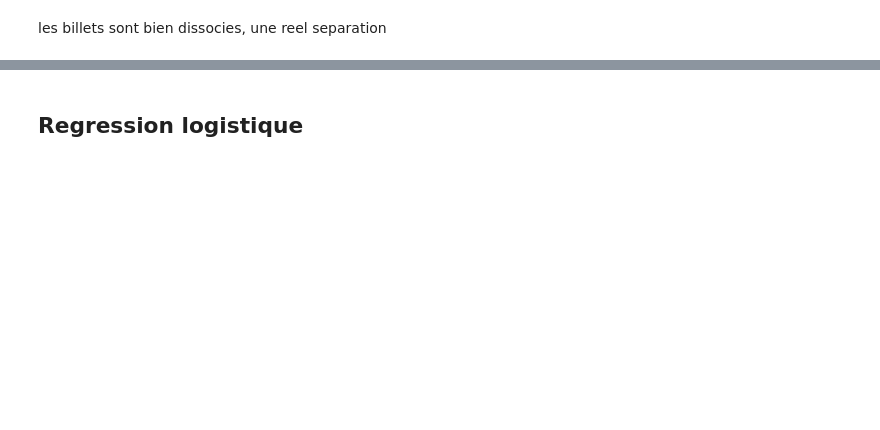
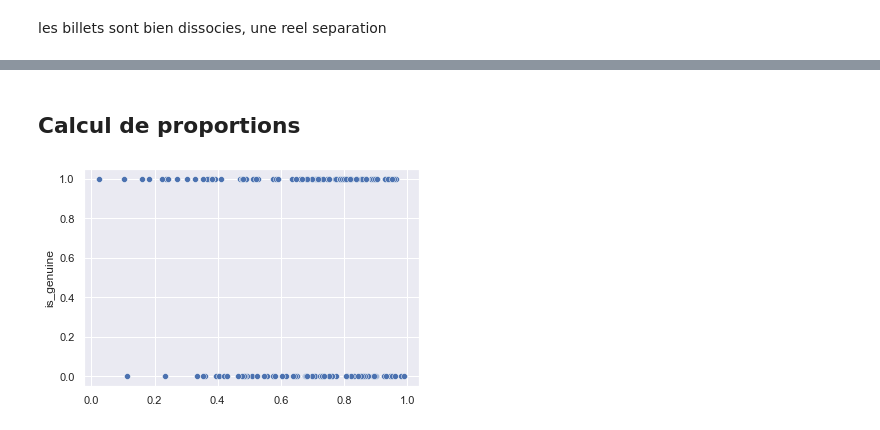
Before and after one commit to TheoChastrePradat/P6_Detection_Faux_Billets, a Jupyter notebook: P6_01_code.ipynb, the cells around one changed output, grey strips where cells are left out. Drawn from its saved outputs; the diff is of its cells as text; code cells hidden in the pictures; blank space fills up the shorter version.

```diff
--- a/P6_01_code.ipynb
+++ b/P6_01_code.ipynb
@@ -607,2 +632,9 @@ les billets sont bien dissocies, une reel separation
+# %%
+temp = temp.drop(['F3', 'F4'], axis=1)
 # %% [markdown]
-## Regression logistique
+## Calcul de proportions
+# %%
+sns.set()
+ax = sns.scatterplot(x=temp['COS2_1']+temp['COS2_2'], y="is_genuine", data=temp)
+# %% [output]
+[figure, added]
```
Also changed, not shown: parts of 13 cells of this notebook.
